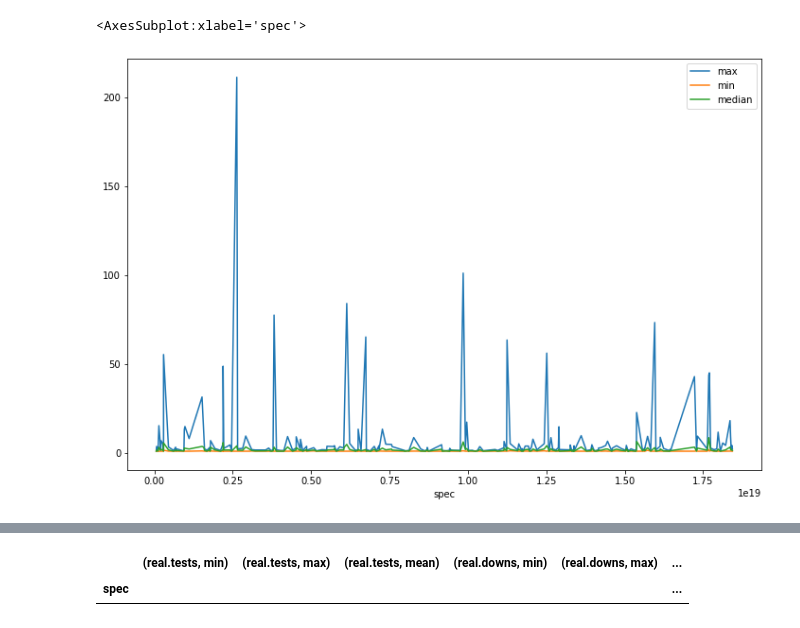
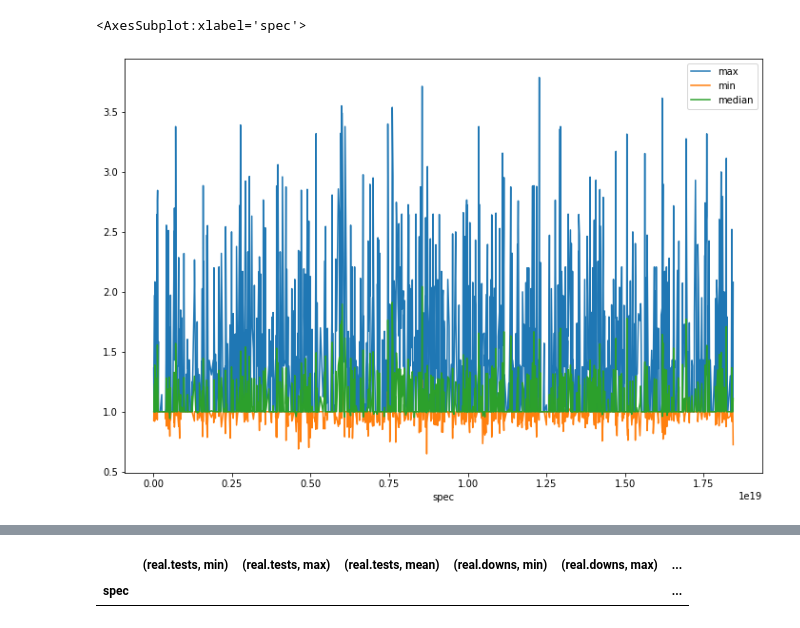
Before and after one commit to PaulRaUnite/ccsl-rs, a Jupyter notebook: plotter/comparison.ipynb, the cells around one changed output, grey strips where cells are left out. Cells and saved outputs as stored; diff of their text form; code cells hidden in the pictures.

Commit message:
Added: - several root finding algorithms - minimum-front-based algorithm - networkx Python app for root computing Changes: - clocks parameter in analysis - minor refactoring

```diff
--- a/plotter/comparison.ipynb
+++ b/plotter/comparison.ipynb
@@ -4,17 +4,17 @@ from IPython.core.interactiveshell import InteractiveShell
 InteractiveShell.ast_node_interactivity = "all"
 # %%
 dir = "./data/random/"
-real = dd.read_parquet(dir+"data.parquet", columns=["spec","variant","real.tests", "real.downs"])
-squished = dd.read_parquet(dir+"squished.parquet", columns=["spec","variant","limit.tests", "limit.downs", "approx.downs"])
+real = dd.read_parquet(dir+"data.parquet", columns=["spec","variant","real.tests", "real.downs", "size", "clocks"])
+squished = dd.read_parquet(dir+"squished.parquet", columns=["spec","variant","approx.tests", "approx.downs"])
 opti = dd.read_parquet(dir+"optimized.parquet", index=["spec"],columns=["variant","comb", "real.tests", "real.downs", "size"])
 squished = squished.groupby(["spec", "variant"]).max()
 
 real_max = real.groupby(["spec", "variant"]).max()
 # %%
 comparison_squished = real_max.join(squished, on=["spec", "variant"]).compute()
-comparison_squished = comparison_squished.sort_values("spec")
+comparison_squished = comparison_squished.sort_values("clocks")
 # %%
-(comparison_squished["limit.tests"]/comparison_squished["real.tests"]).groupby("spec").agg(["max", "min", "median"]).plot(figsize=(12,8))
+(comparison_squished["approx.tests"]/comparison_squished["real.tests"]).groupby("spec").agg(["max", "min", "median"]).plot(figsize=(12,8))
 # %% [output]
 <AxesSubplot:xlabel='spec'>
-[figure, old version]
+[figure, new version]
```
Also changed, not shown: parts of 6 cells of this notebook, 10 other files.
